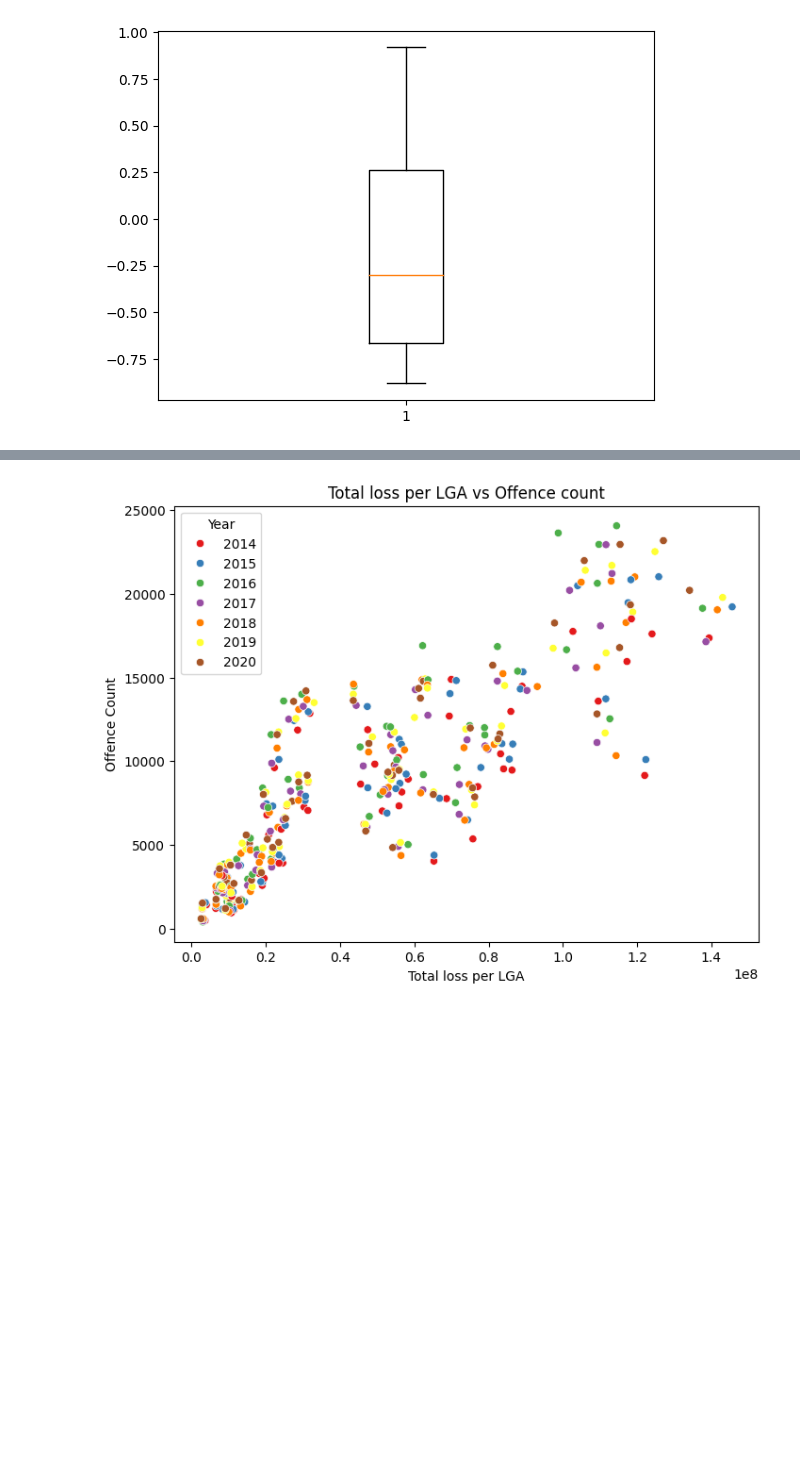
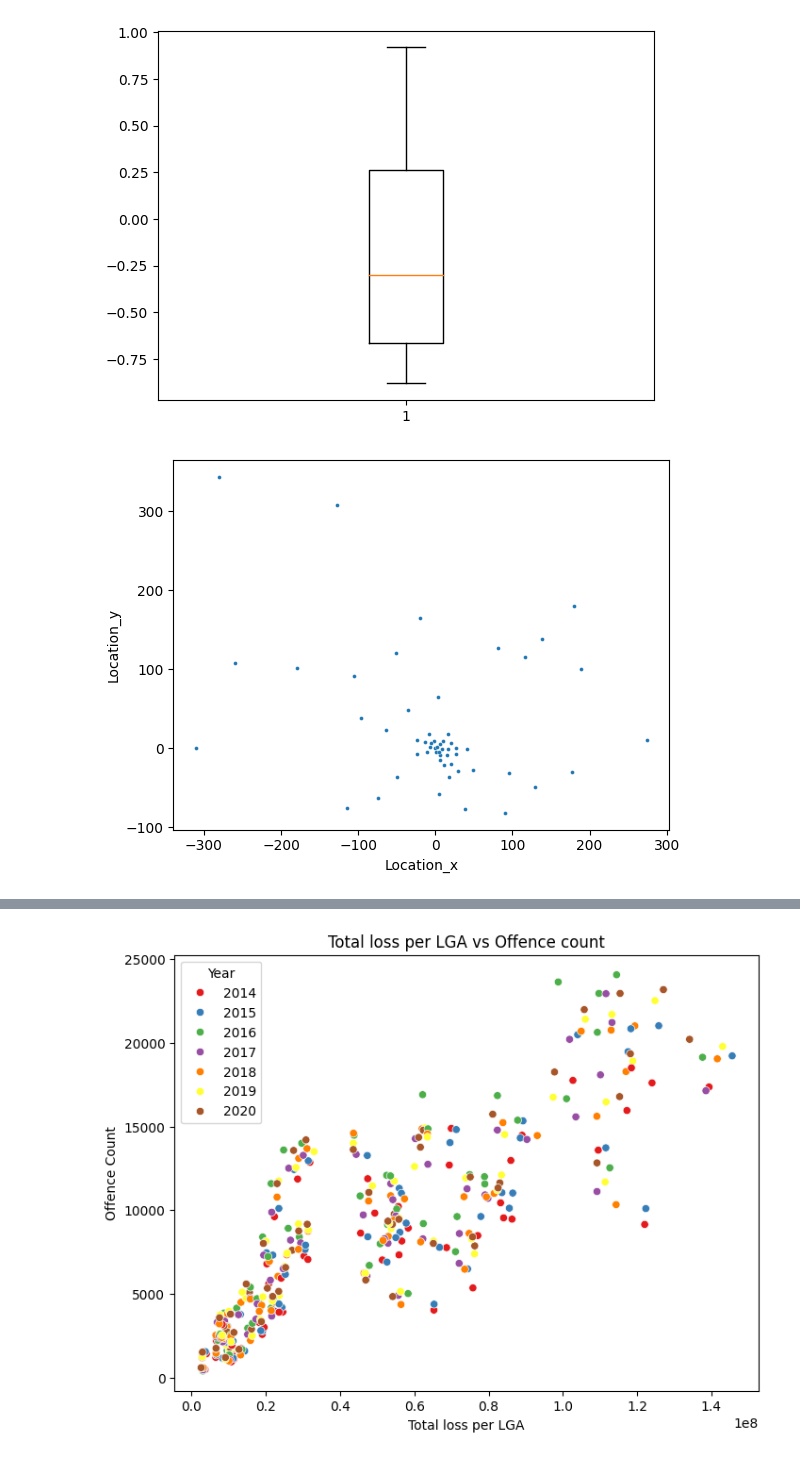
Before and after one commit to khangluong2004/COMP20008_Assignment2, a Jupyter notebook: khang/eda.ipynb, the cells around one changed output, grey strips where cells are left out. Drawn from its saved outputs; the diff is of its cells as text; code cells hidden in the pictures; blank space fills up the shorter version.

```diff
--- a/khang/eda.ipynb
+++ b/khang/eda.ipynb
@@ -246,0 +226,15 @@ communities = preProcess.cleanedCommunities
+# %%
+# EDA for communities
+# Multiple features :0 Perhaps should trim it down first with correlation
+# analysis for the top 10 (below)
+
+# Location: Average location seems representative of the LGA, with more LGAs
+# located near Melbourne
+communities = preProcess.cleanedCommunities
+
+# Scatter plot to see the average locations of the LGA
+plt.figure()
+sns.scatterplot(x=communities["Location_x"], y=communities["Location_y"], s=8)
+plt.show()
+# %% [output]
+[figure, added]
```
Also changed, not shown: parts of 8 cells of this notebook, 2 other files.
